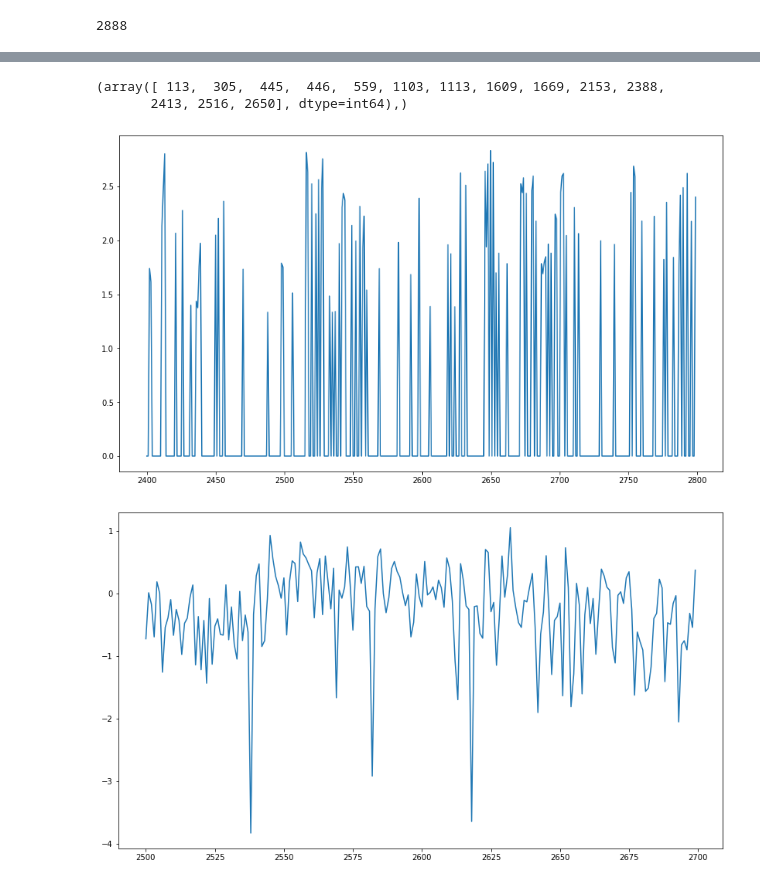
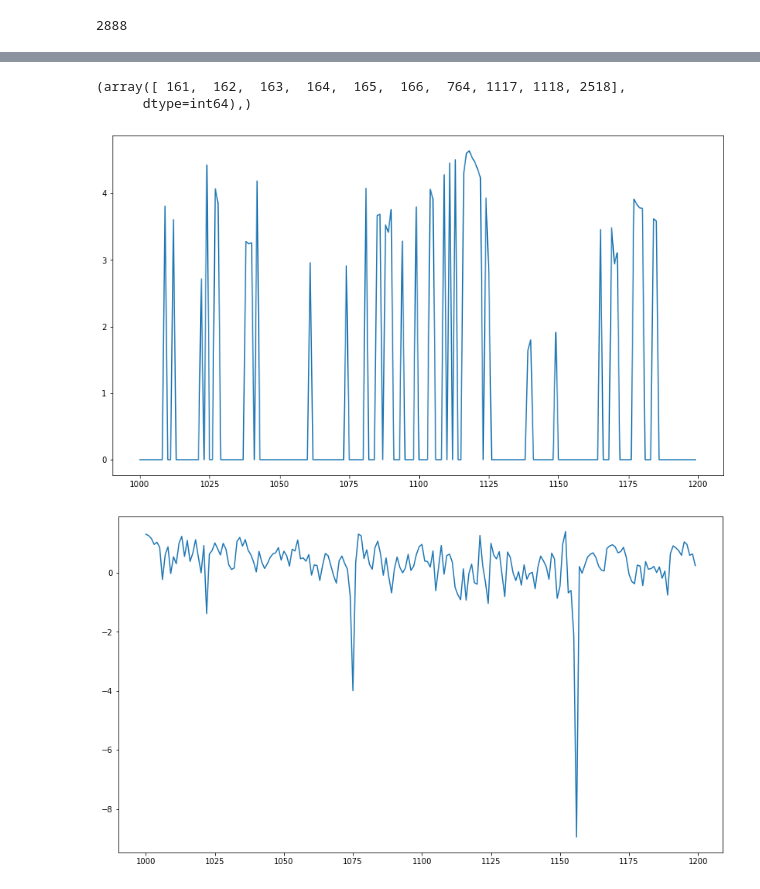
Before and after one commit to alextabac/TSAD_project, a Jupyter notebook: TSAD_DAMP_variants.ipynb, the cells around one changed output, grey strips where cells are left out. Saved outputs shown, nothing was run; the diff lists cells and outputs as text; code cells hidden in the pictures.

```diff
--- a/TSAD_DAMP_variants.ipynb
+++ b/TSAD_DAMP_variants.ipynb
@@ -448,7 +444,7 @@ from DAMP_V2 import DAMP_V2
 # %%
 damp = DAMP_V2({"lookahead": 100, "enable_output": True})
 # %%
-scor, pos, left_MP = damp.DAMP_2_0(TT, 10, 100)
+scor, pos, left_MP = damp.DAMP_2_0(TT, 20, 100)
 # %% [output]
 -----------------------------------------------
 Thank you for using DAMP.
@@ -501,18 +497,18 @@ plt.show()
 # %%
-maxa = np.where(left_MP > 2.8)
+maxa = np.where(left_MP > 4.6)
 print(maxa)
 # %% [output]
-(array([ 113,  305,  445,  446,  559, 1103, 1113, 1609, 1669, 2153, 2388,
-       2413, 2516, 2650], dtype=int64),)
+(array([ 161,  162,  163,  164,  165,  166,  764, 1117, 1118, 2518],
+      dtype=int64),)
 # %%
 plt.figure(figsize=(14, 8))
-plt.plot(np.arange(2400, 2800), left_MP[2400:2800])
+plt.plot(np.arange(1000, 1200), left_MP[1000:1200])
 plt.show()
 # %% [output]
-[figure, old version]
+[figure, new version]
 # %%
 plt.figure(figsize=(14, 8))
-plt.plot(np.arange(2500, 2700), TT[2500:2700])
+plt.plot(np.arange(1000, 1200), TT[1000:1200])
 plt.show()
 # %% [output]
-[figure, old version]
+[figure, new version]
```
Also changed, not shown: parts of 7 cells of this notebook.
